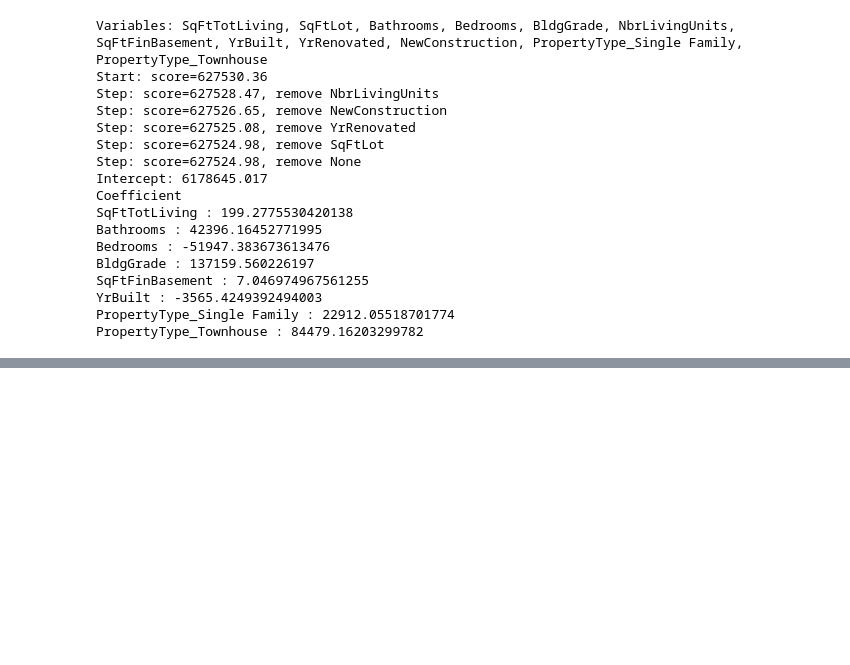
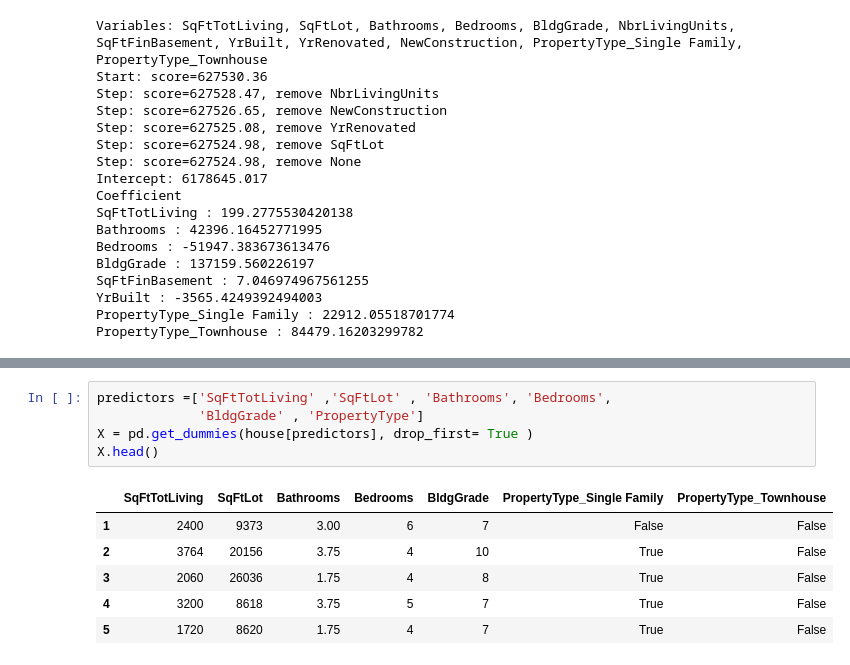
Before and after one commit to RijalChirayu/PracticalStatistics, a Jupyter notebook: chapter_4.ipynb, the cells around one changed output, grey strips where cells are left out. Saved outputs shown, nothing was run; the diff lists cells and outputs as text; blank space fills up the shorter version.

```diff
--- a/chapter_4.ipynb
+++ b/chapter_4.ipynb
@@ -231,0 +250,12 @@ PropertyType_Townhouse : 84479.16203299782
+# %%
+predictors =['SqFtTotLiving' ,'SqFtLot' , 'Bathrooms', 'Bedrooms',
+             'BldgGrade' , 'PropertyType']
+X = pd.get_dummies(house[predictors], drop_first= True )
+X.head()
+# %% [output]
+|  | SqFtTotLiving | SqFtLot | Bathrooms | Bedrooms | BldgGrade | PropertyType_Single Family | PropertyType_Townhouse |
+| 1 | 2400 | 9373 | 3.00 | 6 | 7 | False | False |
+| 2 | 3764 | 20156 | 3.75 | 4 | 10 | True | False |
+| 3 | 2060 | 26036 | 1.75 | 4 | 8 | True | False |
+| 4 | 3200 | 8618 | 3.75 | 5 | 7 | True | False |
+| 5 | 1720 | 8620 | 1.75 | 4 | 7 | True | False |
```
Also changed, not shown: parts of 4 cells of this notebook.
